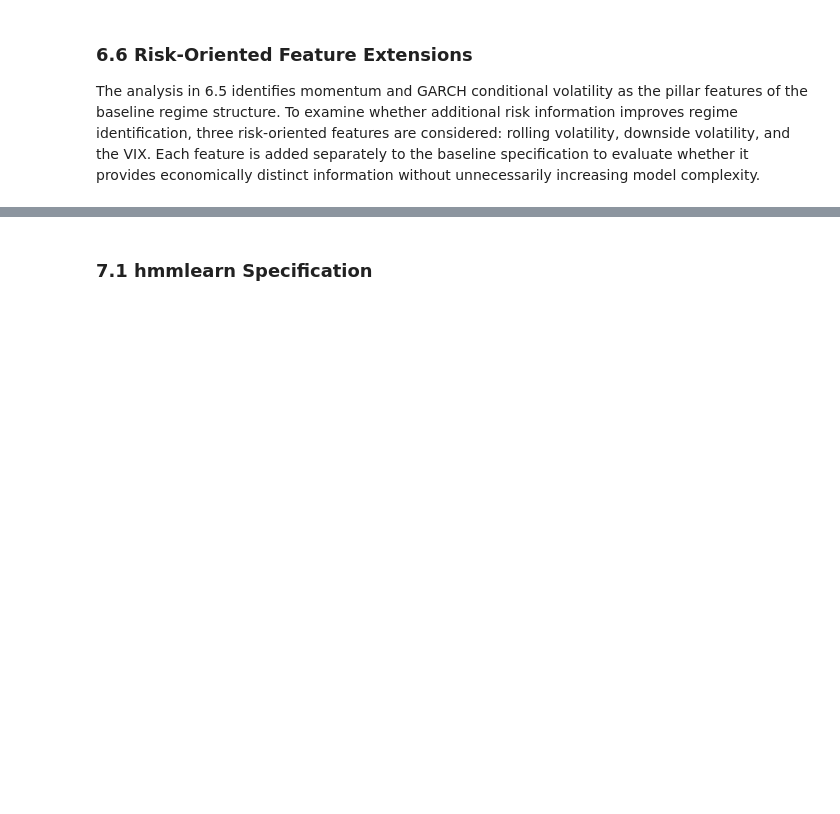
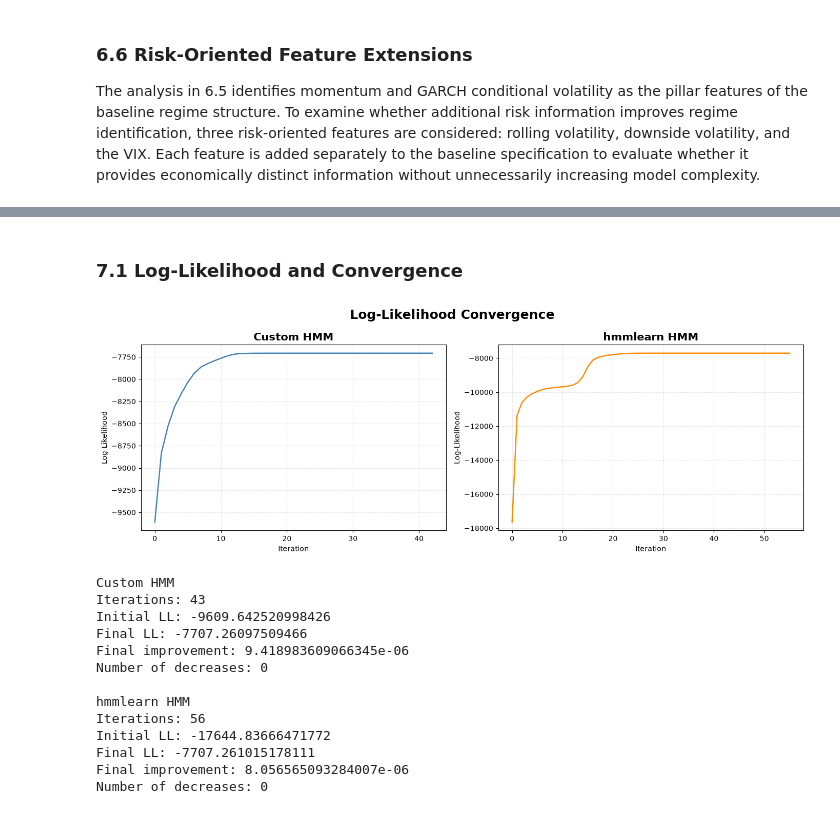
Before and after one commit to Nilsolsson010902/regime-switching-var, a Jupyter notebook: notebooks/03_HMM_Analysis.ipynb, the cells around one changed output, grey strips where cells are left out. Cells and saved outputs as stored; diff of their text form; code cells hidden in the pictures; blank space fills up the shorter version.

Commit message:
notbook 3 initial first full verision with final model

```diff
--- a/notebooks/03_HMM_Analysis.ipynb
+++ b/notebooks/03_HMM_Analysis.ipynb
@@ -913,2 +957,68 @@ With Downside Vol
+# %%
+from hmmlearn.hmm import GaussianHMM
+hmmlearn_model = GaussianHMM(
+    n_components=3,
+    covariance_type="full",
+    random_state=42,
+    n_iter=100,
+    tol=1e-5
+)
+hmmlearn_model.fit(X_train_final)
+
+custom_model = hmm(feature_matrix=X_train_final, states=3, covariance_type="full").fit()
 # %% [markdown]
-### 7.1 hmmlearn Specification
+### 7.1 Log-Likelihood and Convergence
+# %%
+custom_ll = np.array(custom_model.log_likelihood_history)
+hmmlearn_ll = np.array(hmmlearn_model.monitor_.history)
+
+fig, axes = plt.subplots(1, 2, figsize=(14, 5))
+
+# Custom HMM
+axes[0].plot(custom_ll, linewidth=1.8, color="steelblue")
+axes[0].set_title("Custom HMM",fontsize=15, fontweight="bold")
+axes[0].set_xlabel("Iteration")
+axes[0].set_ylabel("Log-Likelihood")
+axes[0].grid(True, linestyle="--", alpha=0.3)
+
+
+# hmmlearn HMM
+axes[1].plot(hmmlearn_ll, linewidth=1.8, color="darkorange")
+axes[1].set_title("hmmlearn HMM", fontsize=15, fontweight="bold")
+axes[1].set_xlabel("Iteration")
+axes[1].set_ylabel("Log-Likelihood")
+axes[1].grid(True, linestyle="--", alpha=0.3)
+
+fig.suptitle("Log-Likelihood Convergence", fontsize=18, fontweight="bold")
+
+plt.tight_layout()
+plt.show()
+
+print("Custom HMM")
+print("Iterations:", len(custom_ll))
+print("Initial LL:", custom_ll[0])
+print("Final LL:", custom_ll[-1])
+print("Final improvement:", custom_ll[-1] - custom_ll[-2])
+print("Number of decreases:", np.sum(np.diff(custom_ll) < 0))
+
+print("\nhmmlearn HMM")
+print("Iterations:", len(hmmlearn_ll))
+print("Initial LL:", hmmlearn_ll[0])
+print("Final LL:", hmmlearn_ll[-1])
+print("Final improvement:", hmmlearn_ll[-1] - hmmlearn_ll[-2])
+print("Number of decreases:", np.sum(np.diff(hmmlearn_ll) < 0))
+# %% [output]
+[figure, added]
+Custom HMM
+Iterations: 43
+Initial LL: -9609.642520998426
+Final LL: -7707.26097509466
+Final improvement: 9.418983609066345e-06
+Number of decreases: 0
+
+hmmlearn HMM
+Iterations: 56
+Initial LL: -17644.83666471772
+Final LL: -7707.261015178111
+Final improvement: 8.056565093284007e-06
+Number of decreases: 0
```
Also changed, not shown: parts of 18 cells of this notebook, 1 other file.
